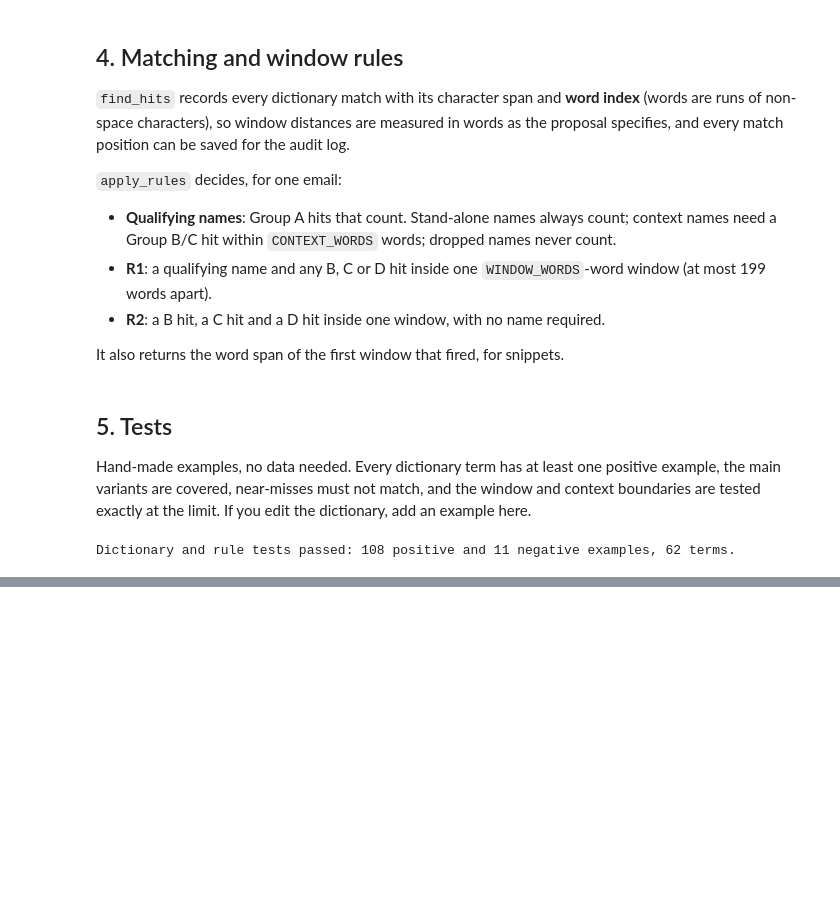
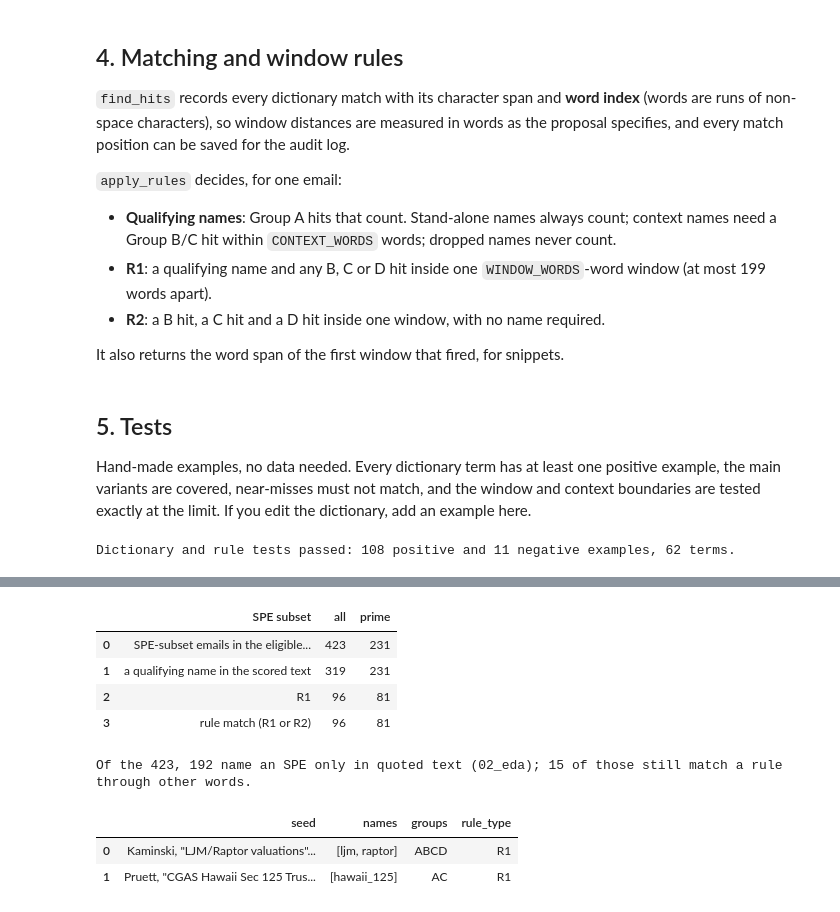
Before and after one commit to Joe-Jiang96/Enron, a Jupyter notebook: notebooks/03_lexical_retrieval.ipynb, the cells around one changed output, grey strips where cells are left out. Saved outputs shown, nothing was run; the diff lists cells and outputs as text; code cells hidden in the pictures; blank space fills up the shorter version.

```diff
--- a/notebooks/03_lexical_retrieval.ipynb
+++ b/notebooks/03_lexical_retrieval.ipynb
@@ -395,0 +605,31 @@ Dictionary and rule tests passed: 108 positive and 11 negative examples, 62 term
+# %%
+# Recall on the SPE subset. The subset was found on full text (quotes included); this channel scores new text only,
+# so a subset email whose SPE name appears only in quoted text is expected to have no qualifying name here.
+spe_status = spe_eligible.merge(eligible[['email_id', 'names', 'r1', 'r2', 'rule_match', 'rule_type']], on='email_id')
+spe_status['name_in_scored_text'] = spe_status['names'].map(bool)
+recall = pd.DataFrame([
+    ('SPE-subset emails in the eligible set', len(spe_status), int(spe_status['prime'].sum())),
+    ('a qualifying name in the scored text', int(spe_status['name_in_scored_text'].sum()),
+     int((spe_status['name_in_scored_text'] & spe_status['prime']).sum())),
+    ('R1', int(spe_status['r1'].sum()), int((spe_status['r1'] & spe_status['prime']).sum())),
+    ('rule match (R1 or R2)', int(spe_status['rule_match'].sum()), int((spe_status['rule_match'] & spe_status['prime']).sum())),
+], columns=['SPE subset', 'all', 'prime'])
+display(recall)
+recall.to_csv(RUN_DIR / 'spe_rule_recall.csv', index=False)
+quoted_only = spe_status[~spe_status['in_new_text']]
+print(f"Of the {len(spe_status)}, {len(quoted_only)} name an SPE only in quoted text (02_eda); "
+      f"{int(quoted_only['rule_match'].sum())} of those still match a rule through other words.")
+
+seed_rows = eligible[eligible['email_id'].isin(list(SEED_EMAILS))]
+display(pd.DataFrame({'seed': seed_rows['email_id'].map(SEED_EMAILS), 'names': seed_rows['names'],
+                      'groups': seed_rows['groups'], 'rule_type': seed_rows['rule_type']}).reset_index(drop=True))
+# %% [output]
+|  | SPE subset | all | prime |
+| 0 | SPE-subset emails in the eligible... | 423 | 231 |
+| 1 | a qualifying name in the scored text | 319 | 231 |
+| 2 | R1 | 96 | 81 |
+| 3 | rule match (R1 or R2) | 96 | 81 |
+Of the 423, 192 name an SPE only in quoted text (02_eda); 15 of those still match a rule through other words.
+|  | seed | names | groups | rule_type |
+| 0 | Kaminski, "LJM/Raptor valuations"... | [ljm, raptor] | ABCD | R1 |
+| 1 | Pruett, "CGAS Hawaii Sec 125 Trus... | [hawaii_125] | AC | R1 |
```
Also changed, not shown: parts of 7 cells of this notebook.
